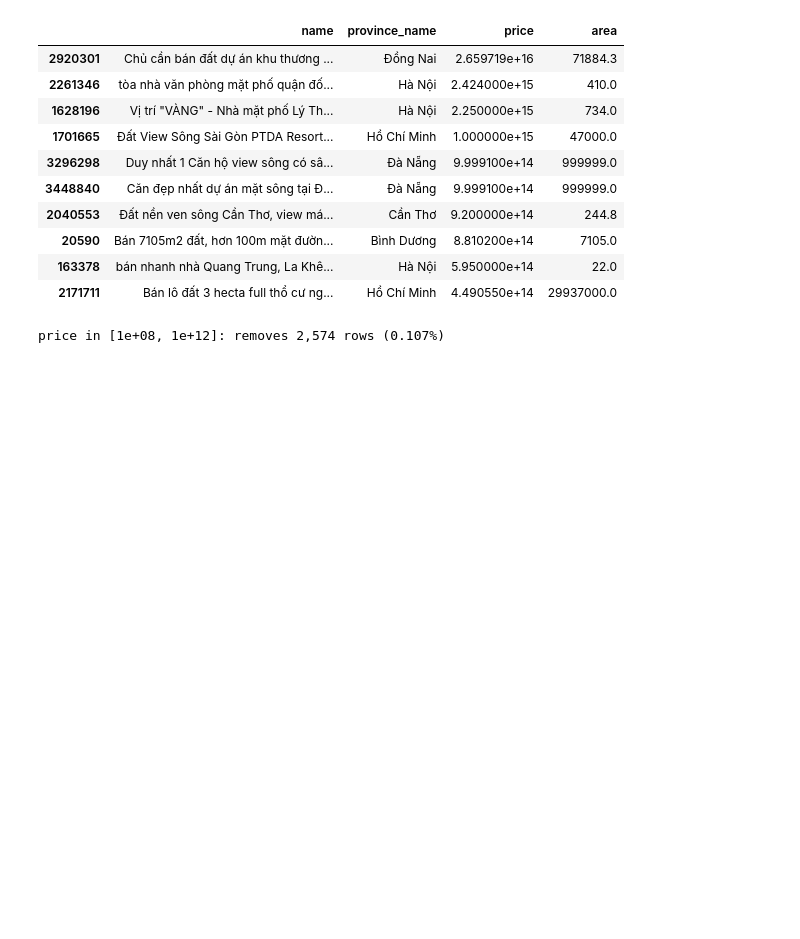
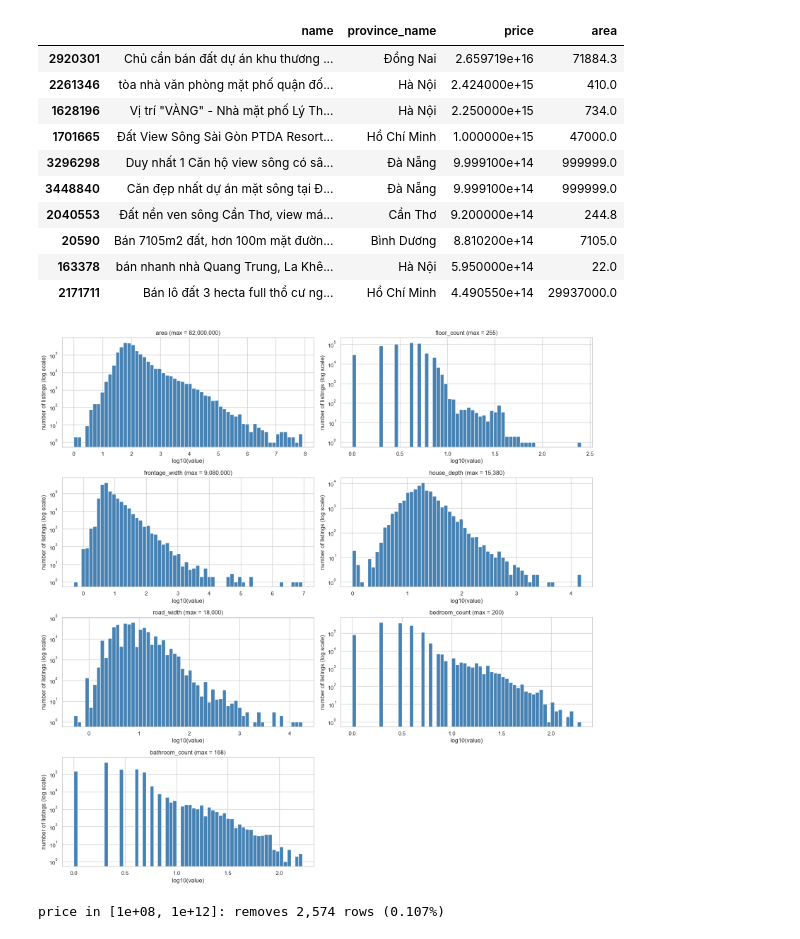
Before and after one commit to kahn-29/261-Programming-for-AI-and-DS, a Jupyter notebook: notebooks/01_eda_data-quality.ipynb, the cells around one changed output. Cells and saved outputs as stored; diff of their text form; code cells hidden in the pictures; blank space fills up the shorter version.

```diff
--- a/notebooks/01_eda_data-quality.ipynb
+++ b/notebooks/01_eda_data-quality.ipynb
@@ -448,6 +448,22 @@ with pd.option_context("display.max_colwidth", None):
 | 20590 | Bán 7105m2 đất, hơn 100m mặt đườn... | Bình Dương | 8.810200e+14 | 7105.0 |
 | 163378 | bán nhanh nhà Quang Trung, La Khê... | Hà Nội | 5.950000e+14 | 22.0 |
 | 2171711 | Bán lô đất 3 hecta full thổ cư ng... | Hồ Chí Minh | 4.490550e+14 | 29937000.0 |
+# %%
+cols = ["area", "floor_count", "frontage_width", "house_depth", "road_width", "bedroom_count", "bathroom_count"]
+
+fig, axes = plt.subplots(4, 2, figsize=(16, 16))
+for ax, col in zip(axes.flat, cols):
+    values = df_priced[col].dropna()
+    ax.hist(np.log10(values), bins=60, color="steelblue")
+    ax.set_yscale("log")
+    ax.set_title(f"{col} (max = {values.max():,.0f})")
+    ax.set_xlabel("log10(value)")
+    ax.set_ylabel("number of listings (log scale)")
+axes.flat[-1].axis("off")
+plt.tight_layout()
+plt.show()
+# %% [output]
+[figure, added]
 # %%
 # Count how many rows fall outside candidate price ranges (nothing is removed here)
 lo, hi = 1e8, 1e12
```
Also changed, not shown: parts of 3 cells of this notebook, 5 other files.
